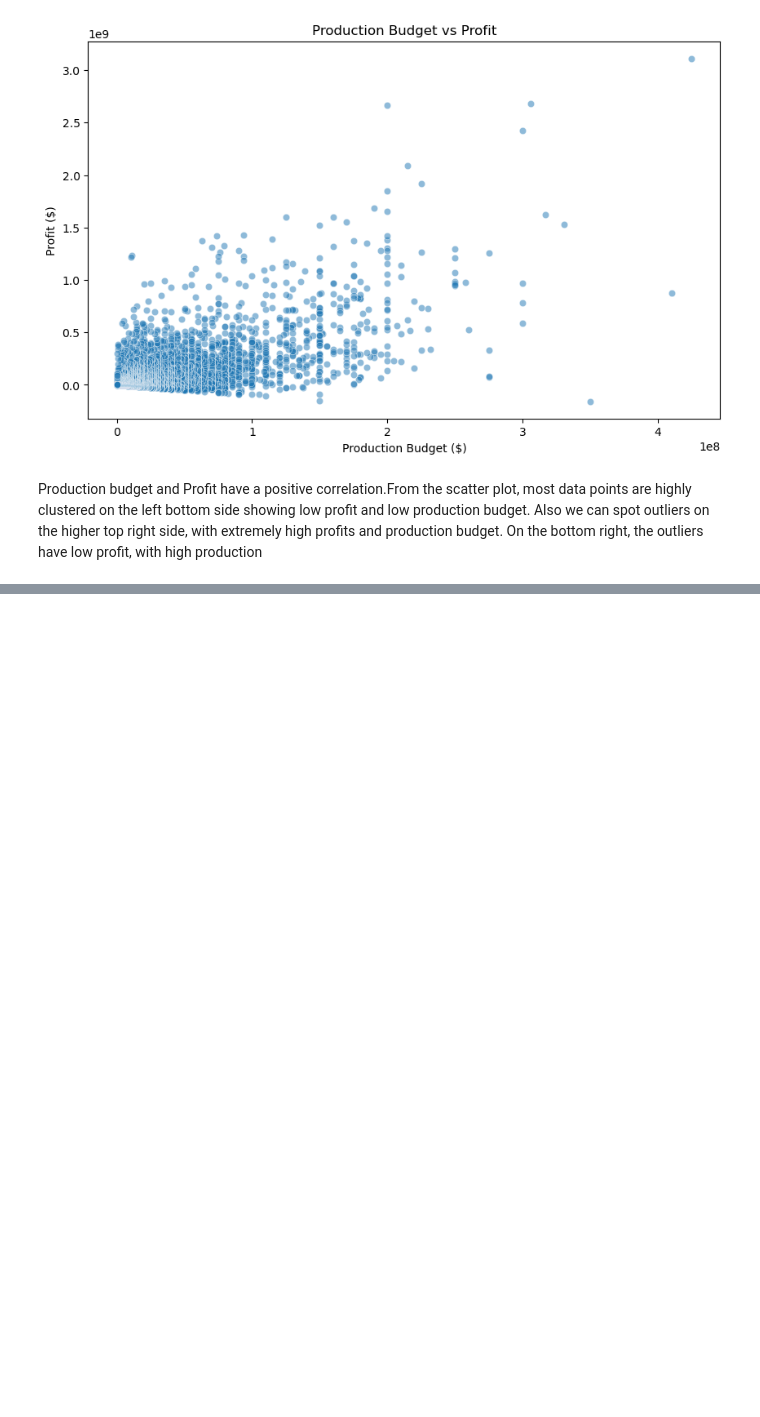
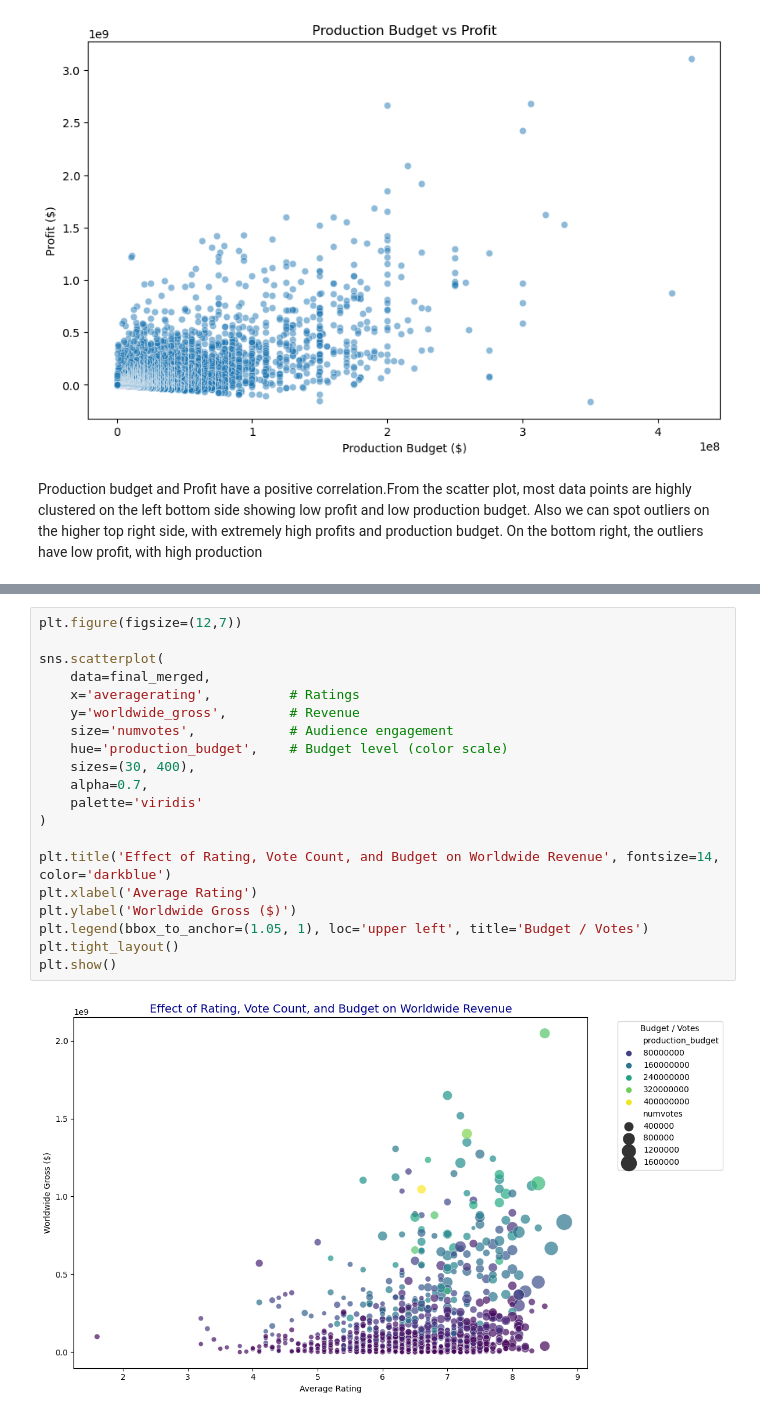
Before and after one commit to muimidean/Movie-Analysis-Project, a Jupyter notebook: movie_analysis.ipynb, the cells around one changed output, grey strips where cells are left out. Saved outputs shown, nothing was run; the diff lists cells and outputs as text; blank space fills up the shorter version.

```diff
--- a/movie_analysis.ipynb
+++ b/movie_analysis.ipynb
@@ -466,0 +546,22 @@ Production budget and Profit have a positive correlation.From the scatter plot,
+# %%
+plt.figure(figsize=(12,7))
+
+sns.scatterplot(
+    data=final_merged,
+    x='averagerating',          # Ratings
+    y='worldwide_gross',        # Revenue
+    size='numvotes',            # Audience engagement
+    hue='production_budget',    # Budget level (color scale)
+    sizes=(30, 400),
+    alpha=0.7,
+    palette='viridis'
+)
+
+plt.title('Effect of Rating, Vote Count, and Budget on Worldwide Revenue', fontsize=14, color='darkblue')
+plt.xlabel('Average Rating')
+plt.ylabel('Worldwide Gross ($)')
+plt.legend(bbox_to_anchor=(1.05, 1), loc='upper left', title='Budget / Votes')
+plt.tight_layout()
+plt.show()
+# %% [output]
+[figure, added]
```
Also changed, not shown: parts of 5 cells of this notebook.
